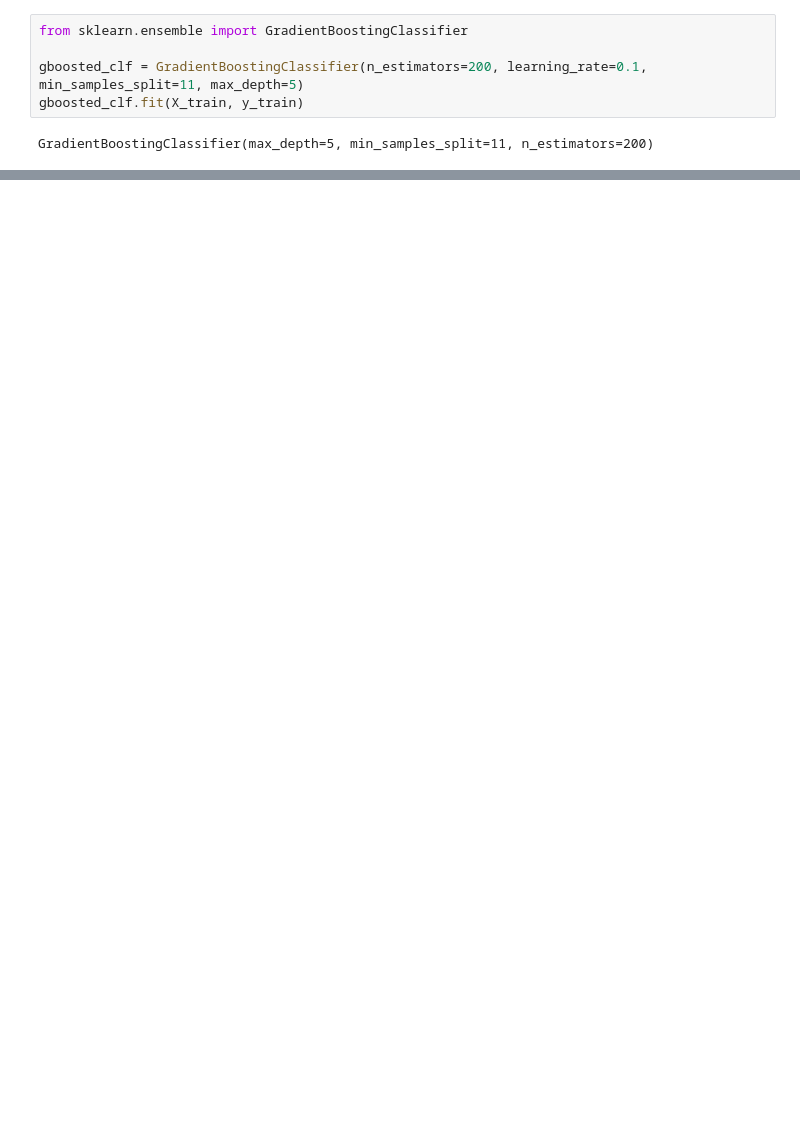
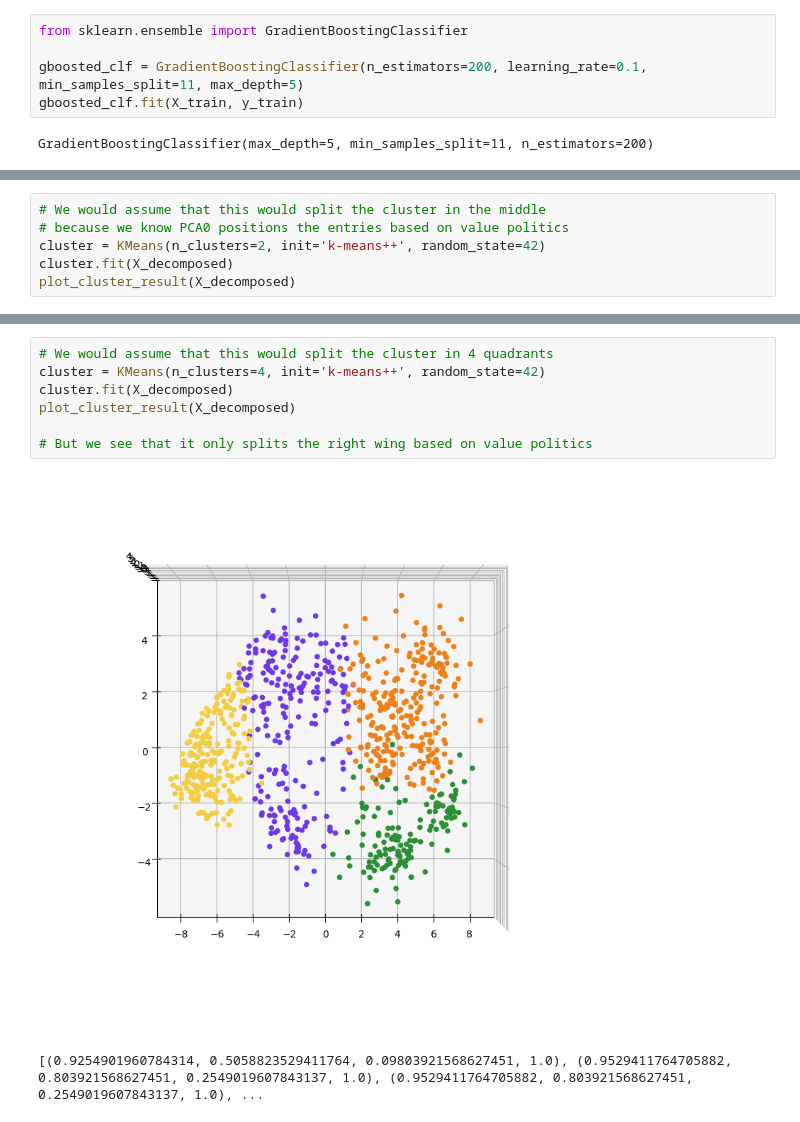
Before and after one commit to michaelbui99/mal-assignment-4, a Jupyter notebook: Assignment.ipynb, the cells around one changed output, grey strips where cells are left out. Cells and saved outputs as stored; diff of their text form; blank space fills up the shorter version.

Commit message:
clustering

```diff
--- a/Assignment.ipynb
+++ b/Assignment.ipynb
@@ -846,0 +983,6 @@ import glearn
+# %%
+# We would assume that this would split the cluster in the middle
+# because we know PCA0 positions the entries based on value politics
+cluster = KMeans(n_clusters=2, init='k-means++', random_state=42)
+cluster.fit(X_decomposed)
+plot_cluster_result(X_decomposed)
@@ -846,0 +992,10 @@ import glearn
+# %%
+# We would assume that this would split the cluster in 4 quadrants
+cluster = KMeans(n_clusters=4, init='k-means++', random_state=42)
+cluster.fit(X_decomposed)
+plot_cluster_result(X_decomposed)
+
+# But we see that it only splits the right wing based on value politics
+# %% [output]
+[figure, added]
+[(0.9254901960784314, 0.5058823529411764, 0.09803921568627451, 1.0), (0.9529411764705882, 0.803921568627451, 0.2549019607843137, 1.0), (0.9529411764705882, 0.803921568627451, 0.2549019607843137, 1.0), ...
```
Also changed, not shown: parts of 20 cells of this notebook, 1 other file.
